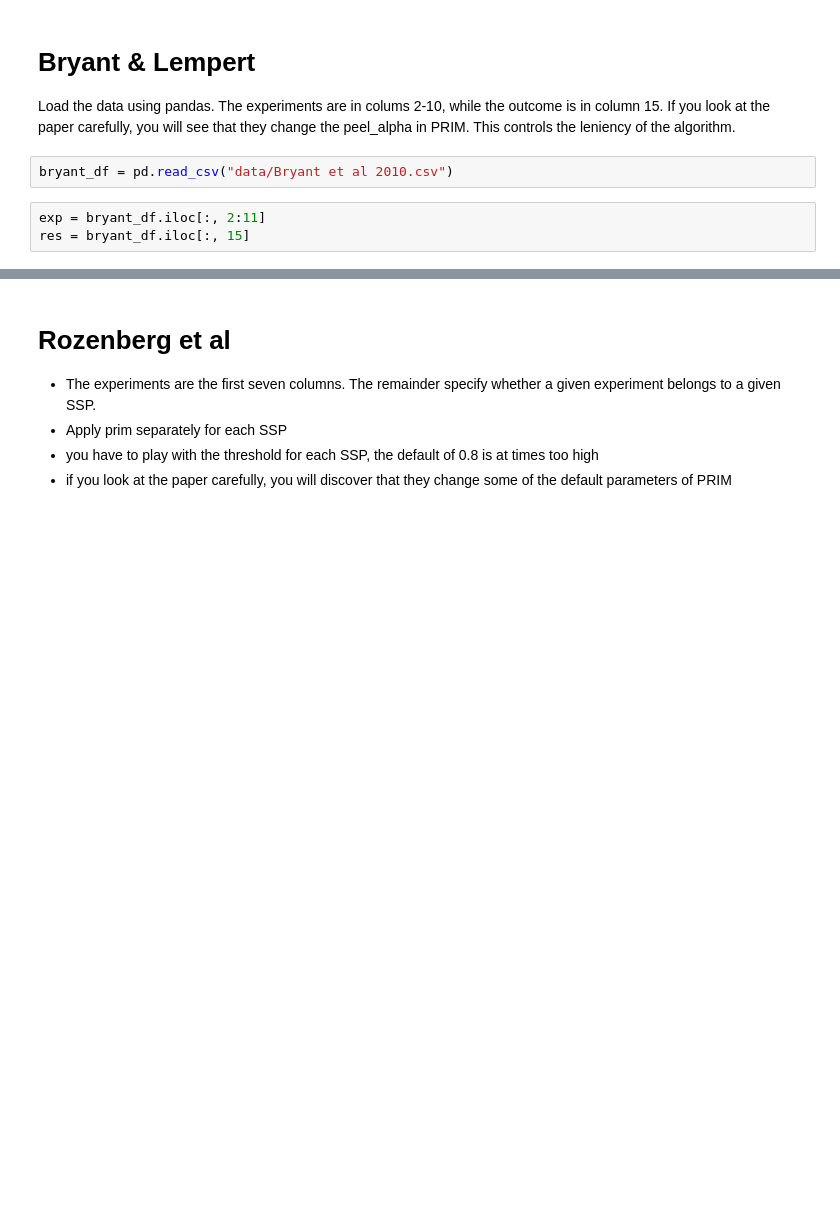
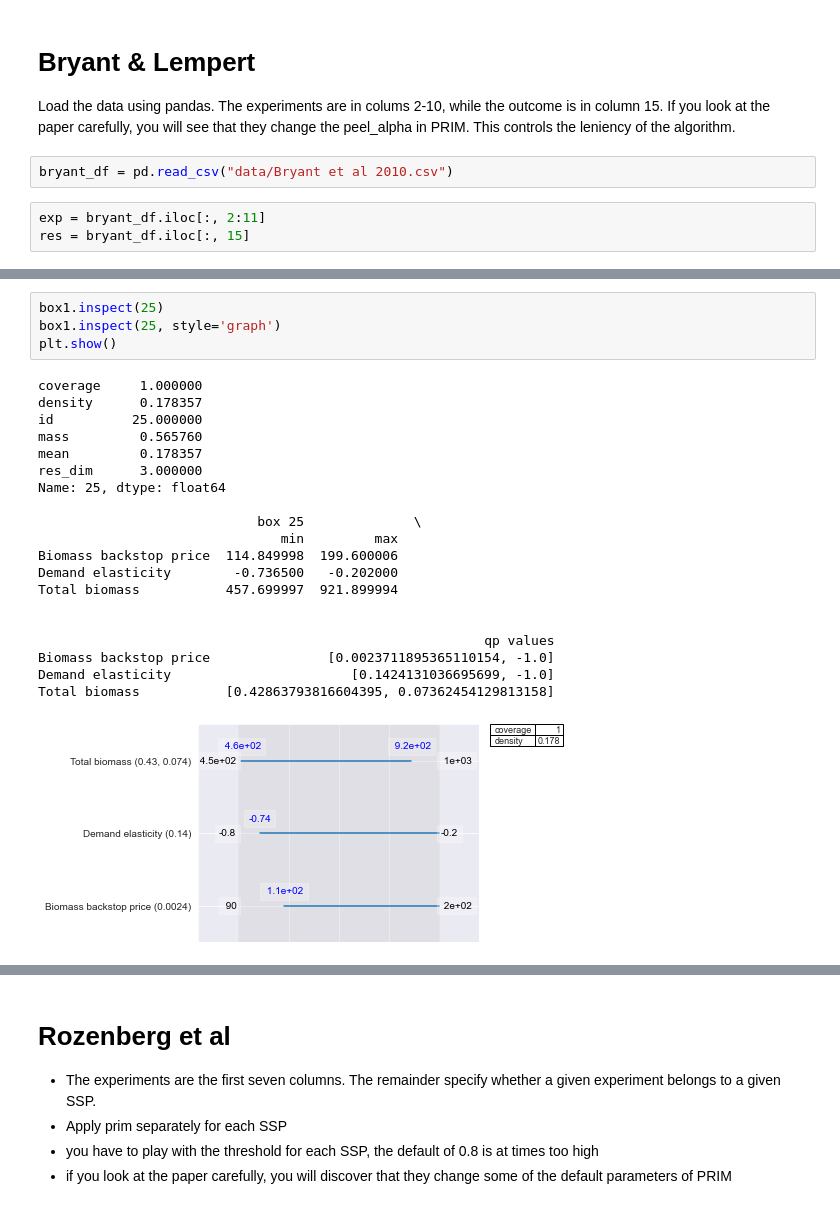
Before and after one commit to EwoutH/epa1361_open, a Jupyter notebook: Week 3-4 - vulnerability analysis/assignment 4 - scenario discovery.ipynb, the cells around one changed output, grey strips where cells are left out. Cells and saved outputs as stored; diff of their text form; blank space fills up the shorter version.

```diff
--- a/Week 3-4 - vulnerability analysis/assignment 4 - scenario discovery.ipynb
+++ b/Week 3-4 - vulnerability analysis/assignment 4 - scenario discovery.ipynb
@@ -28,0 +29,25 @@ plt.show()
+# %%
+box1.inspect(25)
+box1.inspect(25, style='graph')
+plt.show()
+# %% [output]
+coverage     1.000000
+density      0.178357
+id          25.000000
+mass         0.565760
+mean         0.178357
+res_dim      3.000000
+Name: 25, dtype: float64
+
+                            box 25              \
+                               min         max
+Biomass backstop price  114.849998  199.600006
+Demand elasticity        -0.736500   -0.202000
+Total biomass           457.699997  921.899994
+
+
+                                                         qp values
+Biomass backstop price               [0.0023711895365110154, -1.0]
+Demand elasticity                       [0.1424131036695699, -1.0]
+Total biomass           [0.42863793816604395, 0.07362454129813158]
+[figure, added]
```
Also changed, not shown: parts of 13 cells of this notebook.
